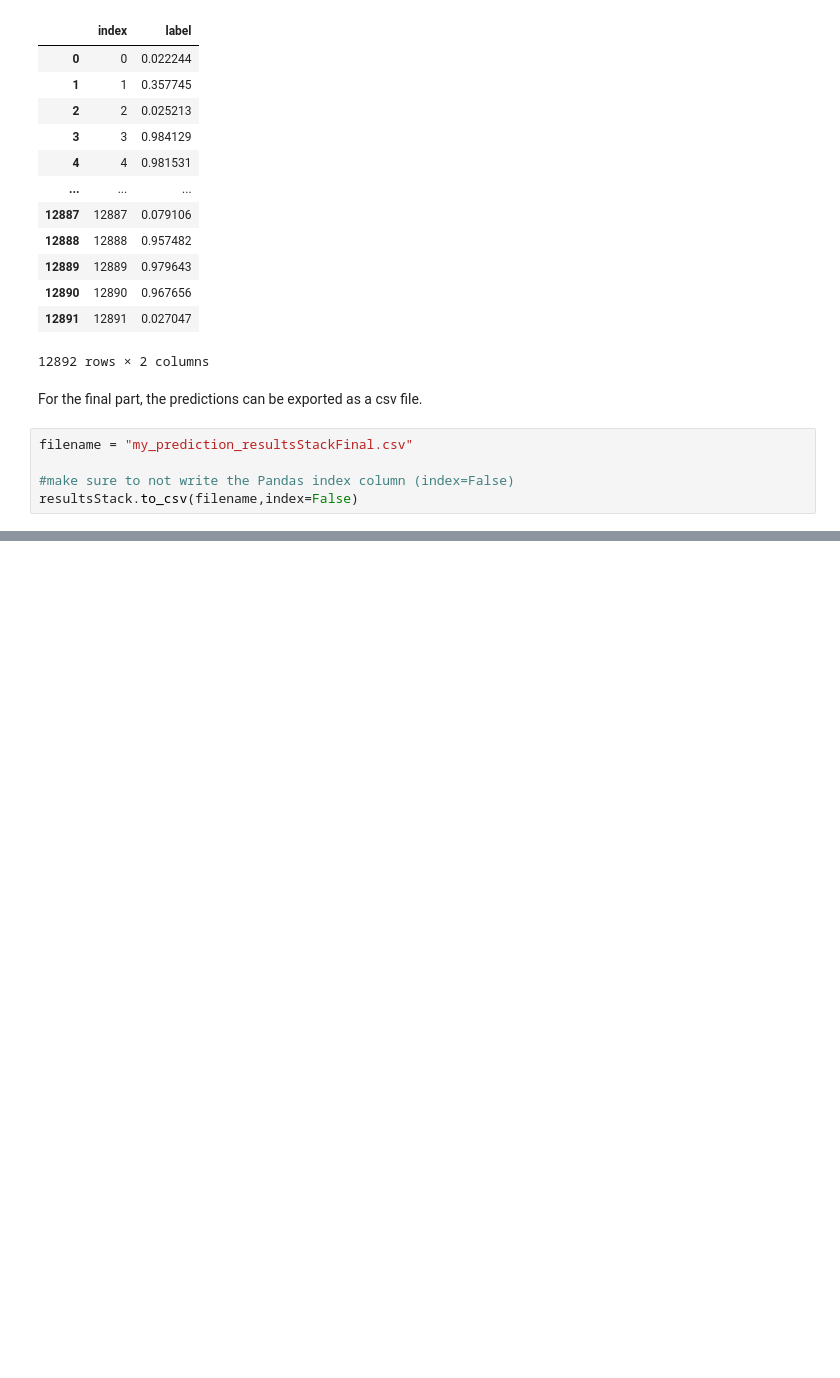
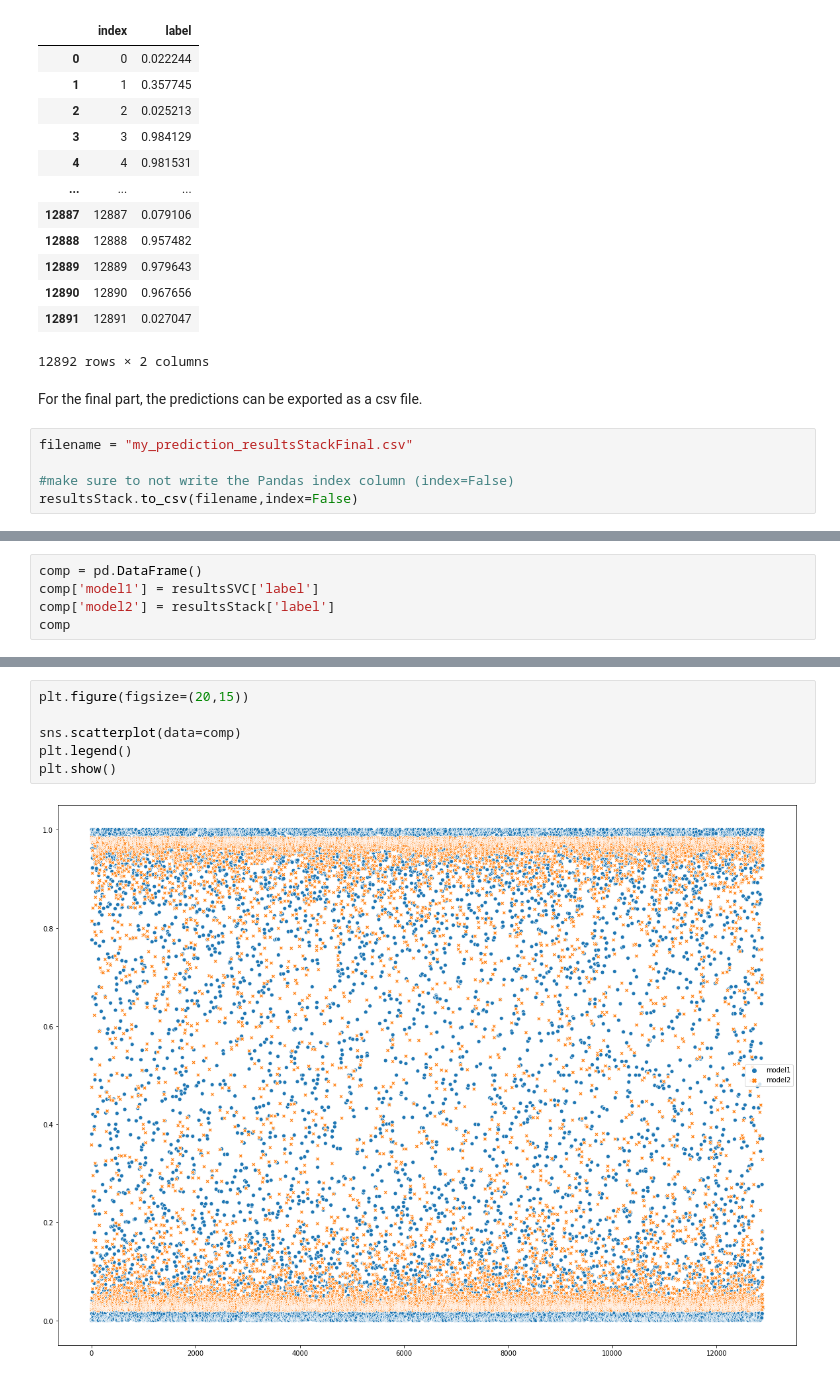
Before and after one commit to CallensToon/Machine_Learning_course_UGent_D012554_kaggle, a Jupyter notebook: Kaggle_eye_blinking_prediciton.ipynb, the cells around one changed output, grey strips where cells are left out. Saved outputs shown, nothing was run; the diff lists cells and outputs as text; blank space fills up the shorter version.

```diff
--- a/Kaggle_eye_blinking_prediciton.ipynb
+++ b/Kaggle_eye_blinking_prediciton.ipynb
@@ -772,0 +775,5 @@ resultsStack.to_csv(filename,index=False)
+# %%
+comp = pd.DataFrame()
+comp['model1'] = resultsSVC['label']
+comp['model2'] = resultsStack['label']
+comp
@@ -772,0 +794,8 @@ resultsStack.to_csv(filename,index=False)
+# %%
+plt.figure(figsize=(20,15))
+
+sns.scatterplot(data=comp)
+plt.legend()
+plt.show()
+# %% [output]
+[figure, added]
```
Also changed, not shown: parts of 5 cells of this notebook.
